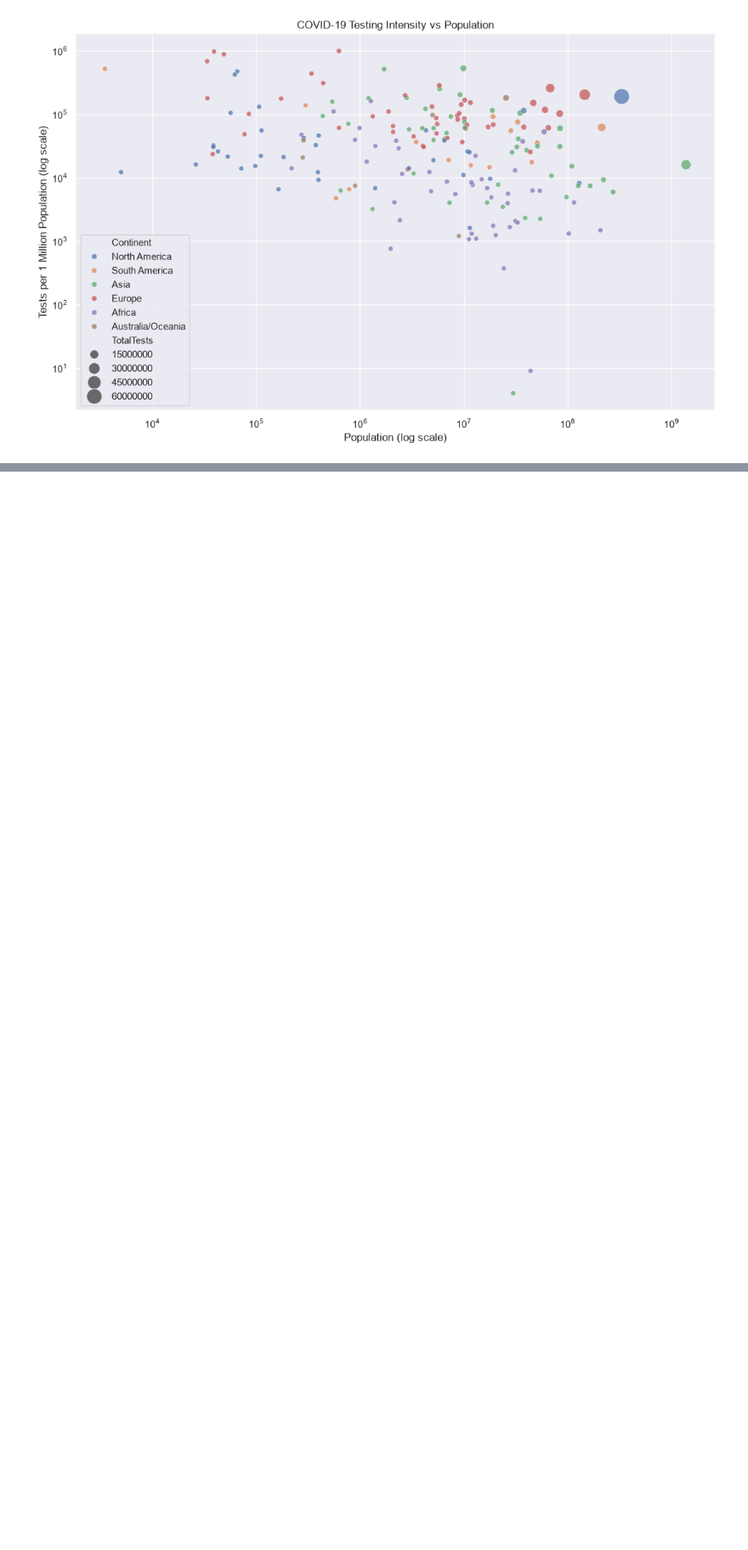
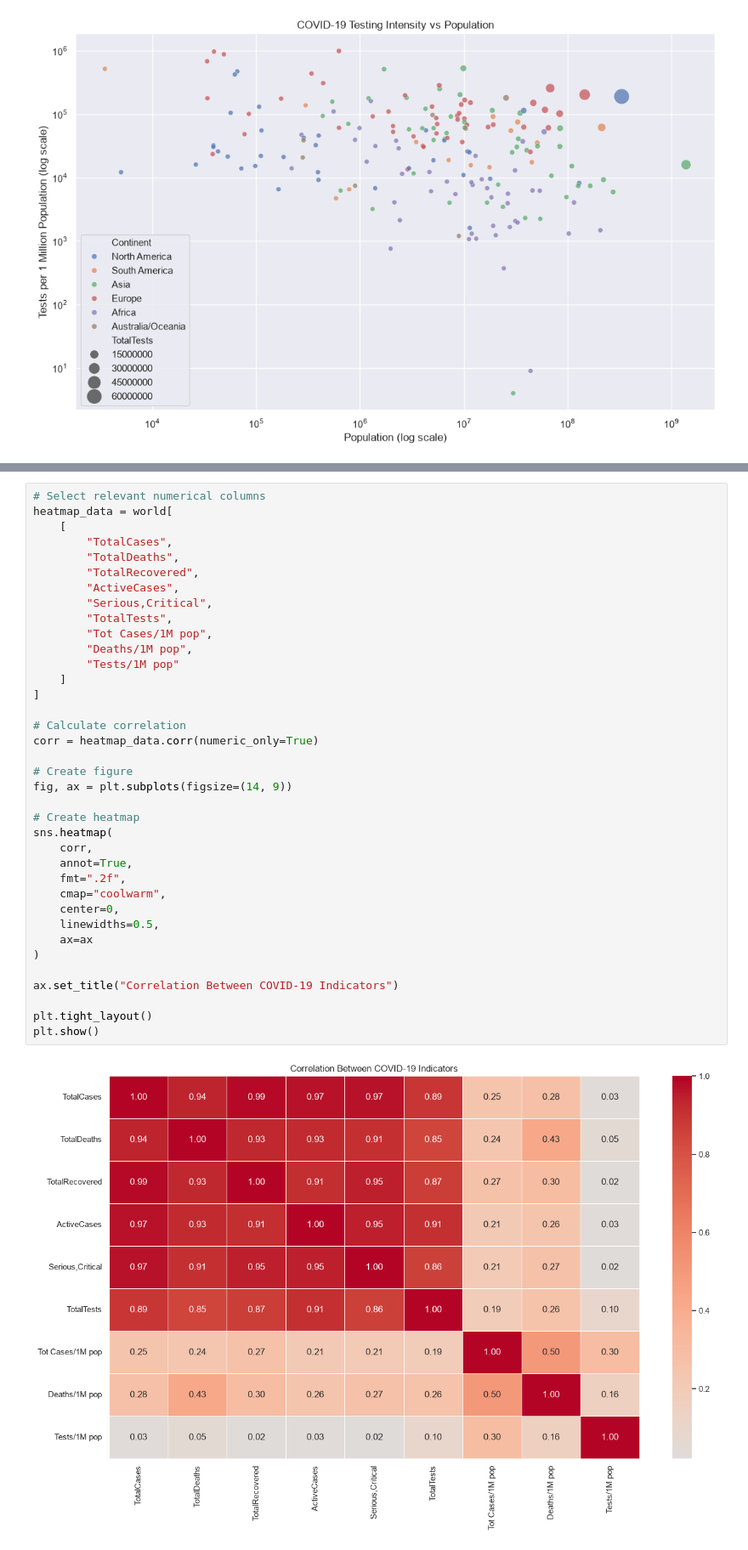
Before and after one commit to Sachin-840480/covid-19-analysis, a Jupyter notebook: covid.ipynb, the cells around one changed output, grey strips where cells are left out. Shown at 85% size. Cells and saved outputs as stored; diff of their text form; blank space fills up the shorter version.

Commit message:
Added more Heatmaps and Headings to each section

```diff
--- a/covid.ipynb
+++ b/covid.ipynb
@@ -380,0 +403,39 @@ plt.show()
+# %%
+# Select relevant numerical columns
+heatmap_data = world[
+    [
+        "TotalCases",
+        "TotalDeaths",
+        "TotalRecovered",
+        "ActiveCases",
+        "Serious,Critical",
+        "TotalTests",
+        "Tot Cases/1M pop",
+        "Deaths/1M pop",
+        "Tests/1M pop"
+    ]
+]
+
+# Calculate correlation
+corr = heatmap_data.corr(numeric_only=True)
+
+# Create figure
+fig, ax = plt.subplots(figsize=(14, 9))
+
+# Create heatmap
+sns.heatmap(
+    corr,
+    annot=True,
+    fmt=".2f",
+    cmap="coolwarm",
+    center=0,
+    linewidths=0.5,
+    ax=ax
+)
+
+ax.set_title("Correlation Between COVID-19 Indicators")
+
+plt.tight_layout()
+plt.show()
+# %% [output]
+[figure, added]
```
Also changed, not shown: parts of 22 cells of this notebook.
